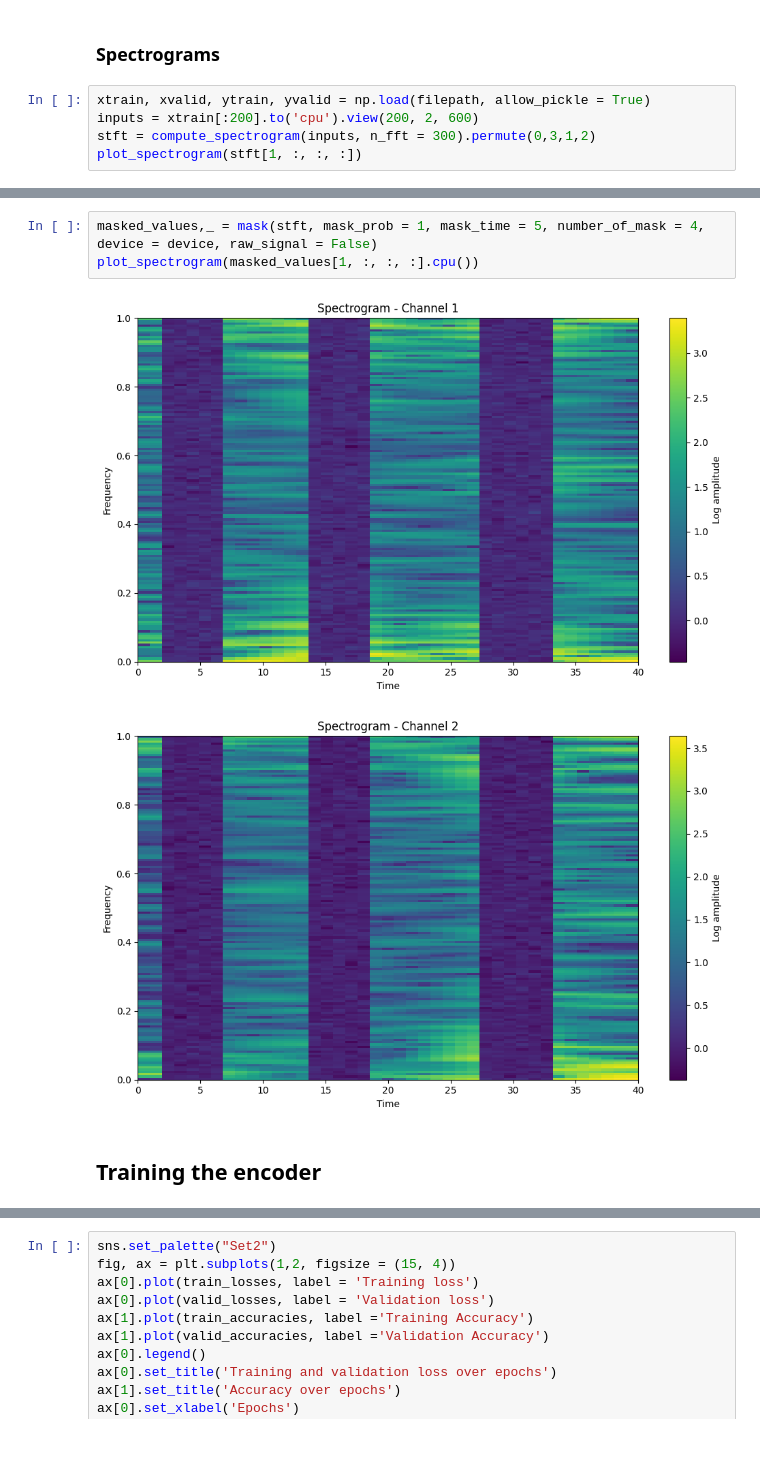
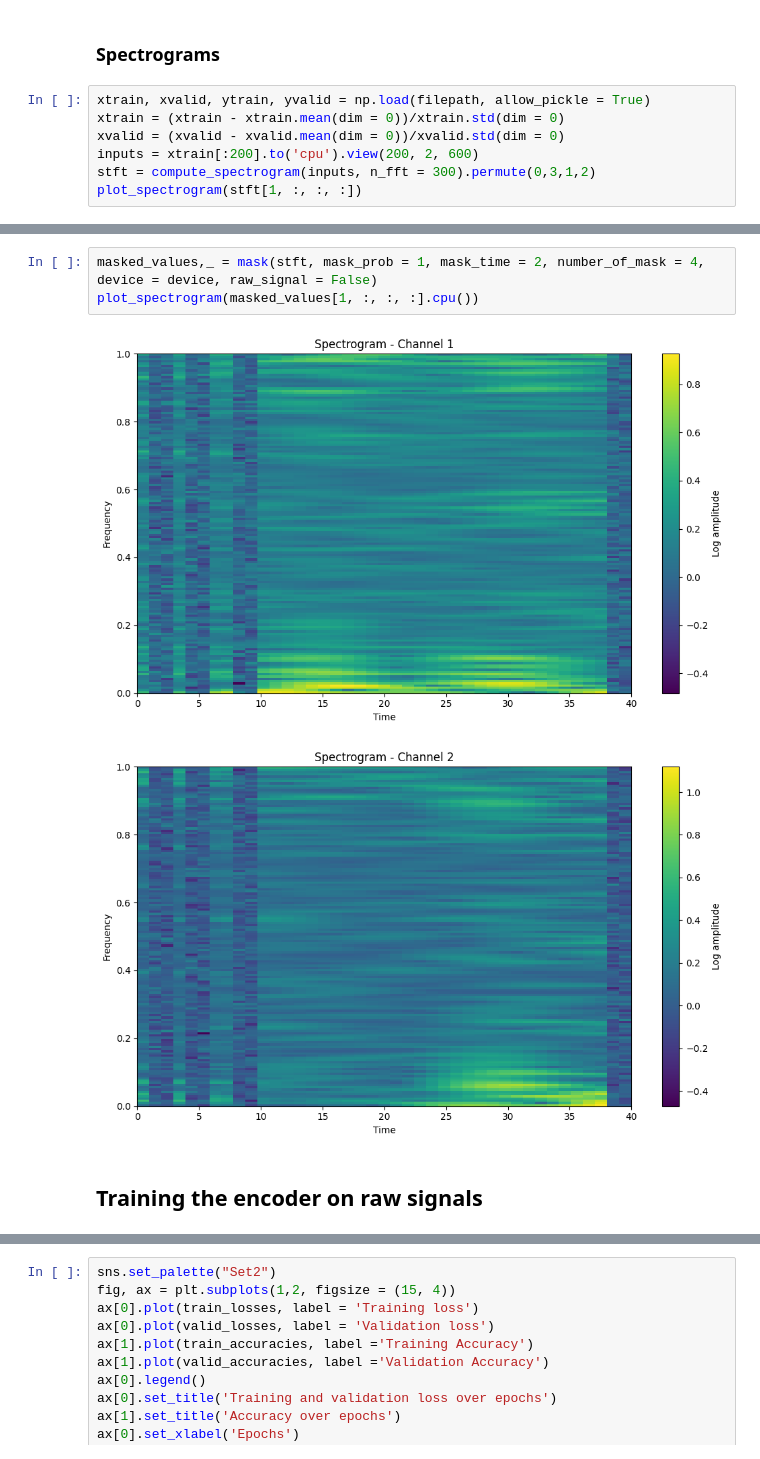
Before and after one commit to oscarninou/adl24-sleep-stage, a Jupyter notebook: random_projection_pretraing.ipynb, the cells around one changed output, grey strips where cells are left out. Cells and saved outputs as stored; diff of their text form.

```diff
--- a/random_projection_pretraing.ipynb
+++ b/random_projection_pretraing.ipynb
@@ -89,6 +85,8 @@ Text(0.5, 0.98, 'Visualisation du masque')
 ### Spectrograms
 # %%
 xtrain, xvalid, ytrain, yvalid = np.load(filepath, allow_pickle = True)
+xtrain = (xtrain - xtrain.mean(dim = 0))/xtrain.std(dim = 0)
+xvalid = (xvalid - xvalid.mean(dim = 0))/xvalid.std(dim = 0)
 inputs = xtrain[:200].to('cpu').view(200, 2, 600)
 stft = compute_spectrogram(inputs, n_fft = 300).permute(0,3,1,2)
 plot_spectrogram(stft[1, :, :, :])
@@ -98,8 +110,8 @@ plot_spectrogram(stft[1, :, :, :])
 # %%
-masked_values,_ = mask(stft, mask_prob = 1, mask_time = 5, number_of_mask = 4, device = device, raw_signal = False)
+masked_values,_ = mask(stft, mask_prob = 1, mask_time = 2, number_of_mask = 4, device = device, raw_signal = False)
 plot_spectrogram(masked_values[1, :, :, :].cpu())
 # %% [output]
-[figure, old version]
+[figure, new version]
-[figure, old version]
+[figure, new version]
 # %% [markdown]
-## Training the encoder
+## Training the encoder on raw signals
```
Also changed, not shown: parts of 12 cells of this notebook, 3 other files.
